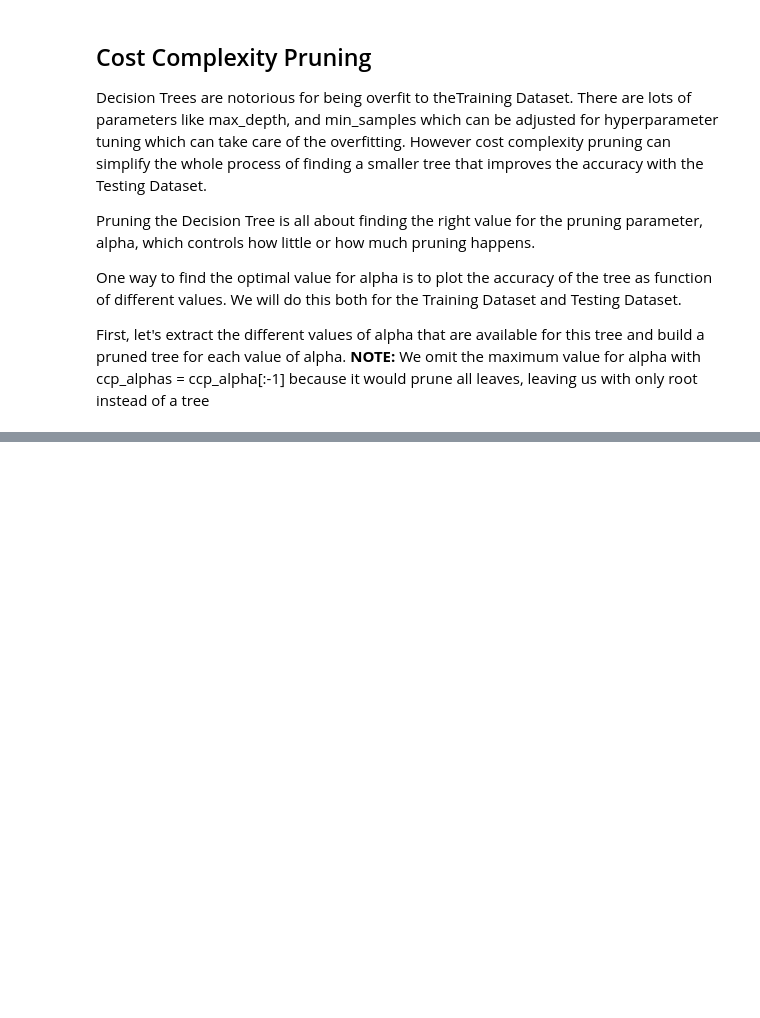
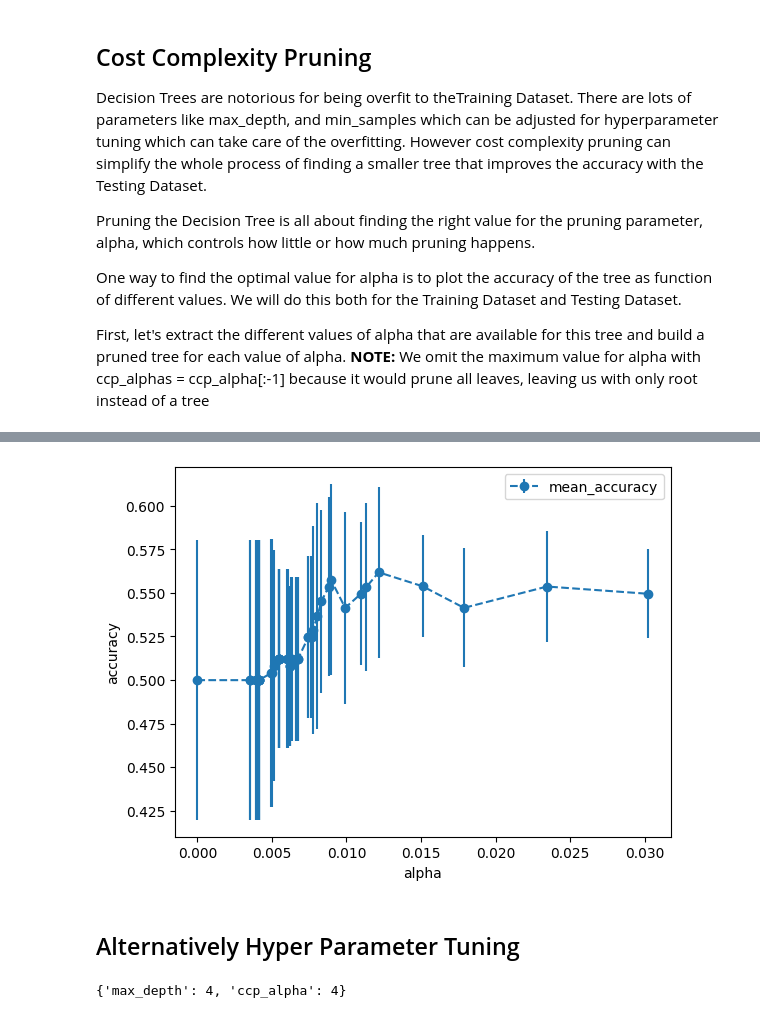
Before and after one commit to Priyo-prog/Heart-Disease-Project, a Jupyter notebook: Decision Tree.ipynb, the cells around one changed output, grey strips where cells are left out. Drawn from its saved outputs; the diff is of its cells as text; code cells hidden in the pictures; blank space fills up the shorter version.

Commit message:
hyper parameter tuning

```diff
--- a/Decision Tree.ipynb
+++ b/Decision Tree.ipynb
@@ -428,0 +480,9 @@ for ccp_alpha in ccp_alphas:
+# %%
+alpha_loop_values = []
+
+for ccp_alpha in ccp_alphas:
+    clf_dt = DecisionTreeClassifier(ccp_alpha=ccp_alpha, random_state=42)
+    scores = cross_val_score(clf_dt, X_train, y_train, cv=5)
+    alpha_loop_values.append([ccp_alpha, np.mean(scores), np.std(scores)])
+
+alpha_result = pd.DataFrame(alpha_loop_values, columns=["alpha", "mean_accuracy", "std"])
@@ -428,0 +498,14 @@ for ccp_alpha in ccp_alphas:
+# %%
+alpha_result.plot(x="alpha",
+                 y="mean_accuracy",
+                 yerr="std",
+                 marker="o",
+                 linestyle="--")
+plt.xlabel("alpha")
+plt.ylabel("accuracy")
+plt.legend()
+plt.show()
+# %% [output]
+[figure, added]
+# %% [markdown]
+## Alternatively Hyper Parameter Tuning
@@ -428,0 +522,4 @@ for ccp_alpha in ccp_alphas:
+# %%
+search_best_param.best_params_
+# %% [output]
+{'max_depth': 4, 'ccp_alpha': 4}
```
Also changed, not shown: parts of 17 cells of this notebook.
